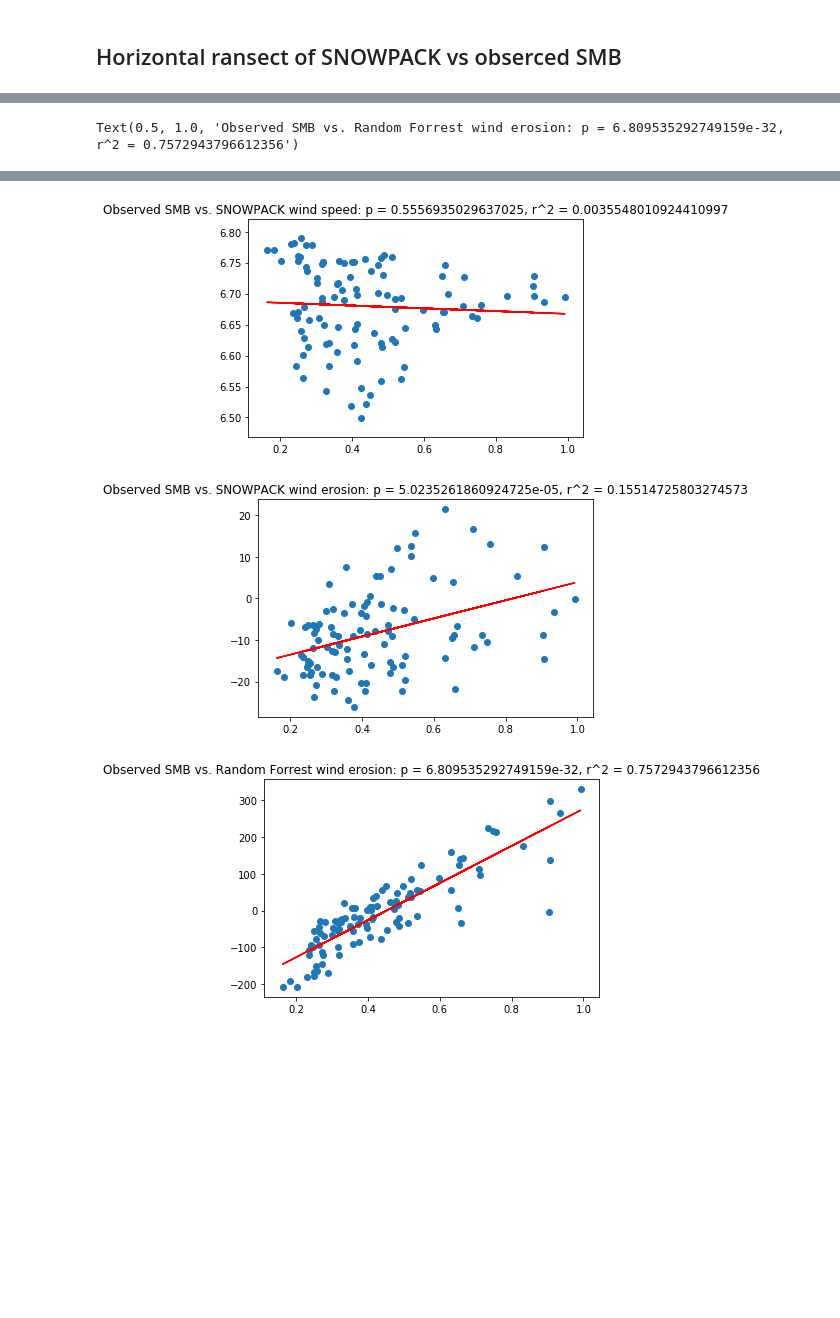
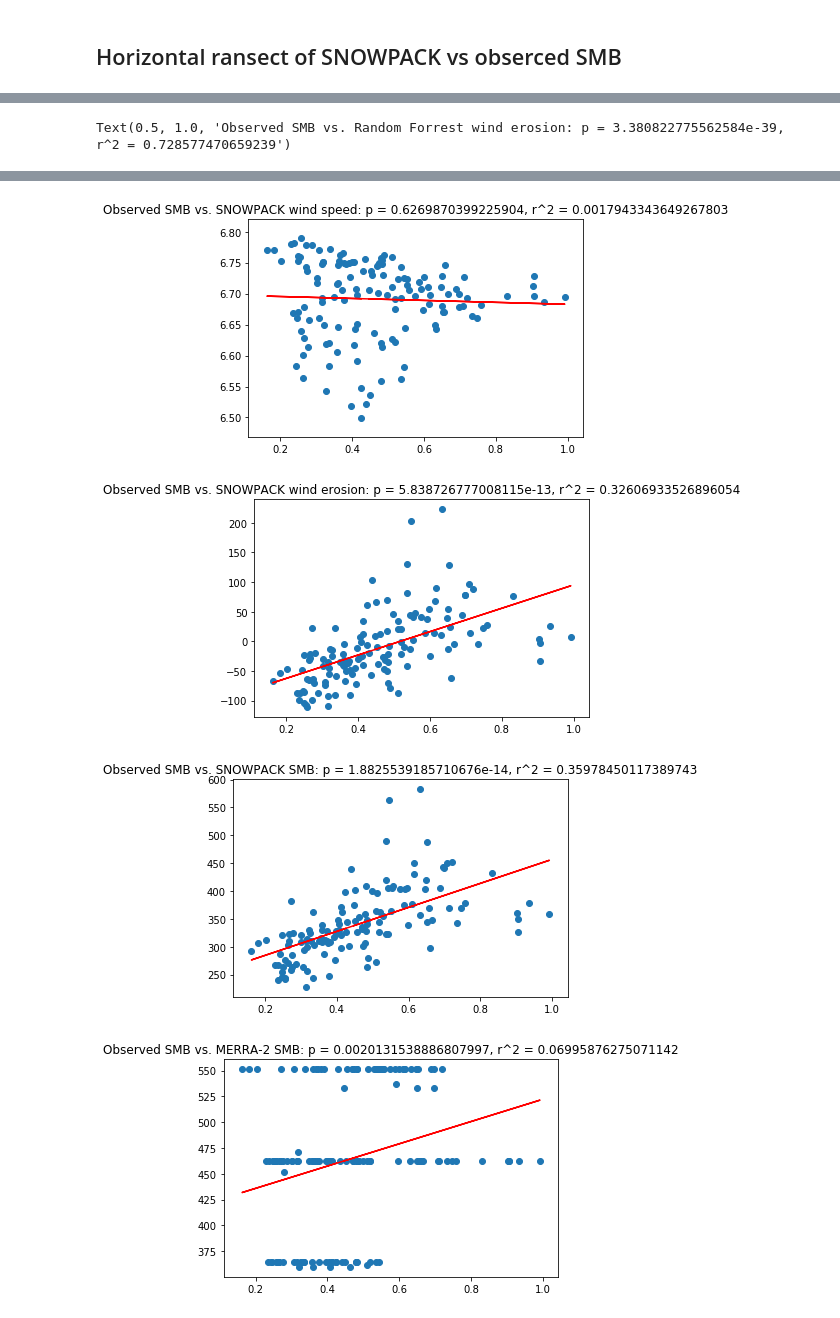
Before and after one commit to EricKeenan/SNOWPACK_WAIS, a Jupyter notebook: analysis/Modelled_vs_observed_SMB.ipynb, the cells around one changed output, grey strips where cells are left out. Drawn from its saved outputs; the diff is of its cells as text; code cells hidden in the pictures; blank space fills up the shorter version.

```diff
--- a/analysis/Modelled_vs_observed_SMB.ipynb
+++ b/analysis/Modelled_vs_observed_SMB.ipynb
@@ -343,7 +343,7 @@ for j in range(0, len(big_diff[0])-1):
 ## Horizontal ransect of SNOWPACK vs obserced SMB
 # %%
 # Indices to plot
-ind0 = 1000
+ind0 = 660 # I've typically done 1000:2000
 indf = 2000
 indices = np.arange(ind0, indf)
 
@@ -356,14 +356,14 @@ indices = np.arange(ind0, indf)
 # snowpack_factor = hy / len(ds['time'])
 
 # Have the same mean as observations
-snowpack_factor = 1000 * obs_accumulation[indices].mean() / SNOWPACK_SMB[indices].mean()
-# M2_factor = 1000 * obs_accumulation[indices].mean() / M2_obs[indices].mean()
+# snowpack_factor = 1000 * obs_accumulation[indices].mean() / SNOWPACK_SMB[indices].mean()
+M2_factor = 1000 * obs_accumulation[indices].mean() / M2_obs[indices].mean()
 # R2_factor = 1000 * obs_accumulation[indices].mean() / R2_obs[indices].mean()
 # MAR_factor = 1000 * obs_accumulation[indices].mean() / MAR_obs[indices].mean()
 # gradient_factor = 1000 * obs_accumulation[indices].mean() / topo_gradient.mean()
 
 # # Constant factor
-# snowpack_factor = 1
+snowpack_factor = 1
 M2_factor = 1
 R2_factor = 1
 MAR_factor = 1
@@ -472,10 +472,10 @@ print("    " + str(float(snowpack_factor*SNOWPACK_SMB[indices].mean().values)))
 print("    Alpine-3D Factor = " + str(float(snowpack_factor)))
 print()
 
-print("Mean MERRA-2")
-print("    " + str(float(M2_factor*M2_obs[indices].mean())))
-print("    MERRA-2 Factor = " + str(float(M2_factor)))
-print()
+# print("Mean MERRA-2")
+# print("    " + str(float(M2_factor*M2_obs[indices].mean())))
+# print("    MERRA-2 Factor = " + str(float(M2_factor)))
+# print()
 
 # print("Mean RACMO2")
 # print("    " + str(R2_factor*np.mean(R2_obs[indices])))
@@ -505,6 +501,8 @@ spacing = 10
 obs_convulation = np.convolve(obs_accumulation[indices], np.ones(spacing)/spacing, mode='valid')
 SNOWPACK_ws_convulation = np.convolve(SNOWPACK_ws[indices], np.ones(spacing)/spacing, mode='valid')
 SNOWPACK_we_convulation = np.convolve(SNOWPACK_we[indices], np.ones(spacing)/spacing, mode='valid')
+SNOWPACK_SMB_convulation = np.convolve(SNOWPACK_SMB[indices], np.ones(spacing)/spacing, mode='valid')
+M2_SMB_convulation = np.convolve(M2_obs[indices], np.ones(spacing)/spacing, mode='valid')
 RF_convulation = np.convolve(M2_RF[indices], np.ones(spacing)/spacing, mode='valid')
 dat_convulation = np.convolve(dat, np.ones(spacing)/spacing, mode='valid')
 
@@ -552,10 +550,26 @@ plt.title("Observed SMB vs. SNOWPACK wind erosion: p = " + str(res.pvalue) + ",
 
 plt.figure()
 x = obs_convulation[::spacing]
-y = RF_convulation[::spacing]
+y = SNOWPACK_SMB_convulation[::spacing]
 res = stats.linregress(x, y)
 plt.scatter(x, y)
 plt.plot(x, res.intercept + res.slope*x, 'r', label='fitted line')
-plt.title("Observed SMB vs. Random Forrest wind erosion: p = " + str(res.pvalue) + ", r^2 = " + str(res.rvalue**2))
+plt.title("Observed SMB vs. SNOWPACK SMB: p = " + str(res.pvalue) + ", r^2 = " + str(res.rvalue**2))
+
+plt.figure()
+x = obs_convulation[::spacing]
+y = M2_SMB_convulation[::spacing]
+res = stats.linregress(x, y)
+plt.scatter(x, y)
+plt.plot(x, res.intercept + res.slope*x, 'r', label='fitted line')
+plt.title("Observed SMB vs. MERRA-2 SMB: p = " + str(res.pvalue) + ", r^2 = " + str(res.rvalue**2))
+
+plt.figure()
+x = obs_convulation[::spacing]
+y = RF_convulation[::spacing] + M2_SMB_convulation[::spacing]
+res = stats.linregress(x, y)
+plt.scatter(x, y)
+plt.plot(x, res.intercept + res.slope*x, 'r', label='fitted line')
+plt.title("Observed SMB vs. Random Forrest: p = " + str(res.pvalue) + ", r^2 = " + str(res.rvalue**2))
 # %% [output]
-Text(0.5, 1.0, 'Observed SMB vs. Random Forrest wind erosion: p = 6.809535292749159e-32, r^2 = 0.7572943796612356')
+Text(0.5, 1.0, 'Observed SMB vs. Random Forrest wind erosion: p = 3.380822775562584e-39, r^2 = 0.728577470659239')
@@ -566,3 +580,4 @@ Text(0.5, 1.0, 'Observed SMB vs. Random Forrest wind erosion: p = 6.809535292749
-[figure, old version]
+[figure, new version]
-[figure, old version]
+[figure, new version]
-[figure, old version]
+[figure, new version]
+[figure, added]
```
Also changed, not shown: parts of 4 cells of this notebook, 3 other files.
